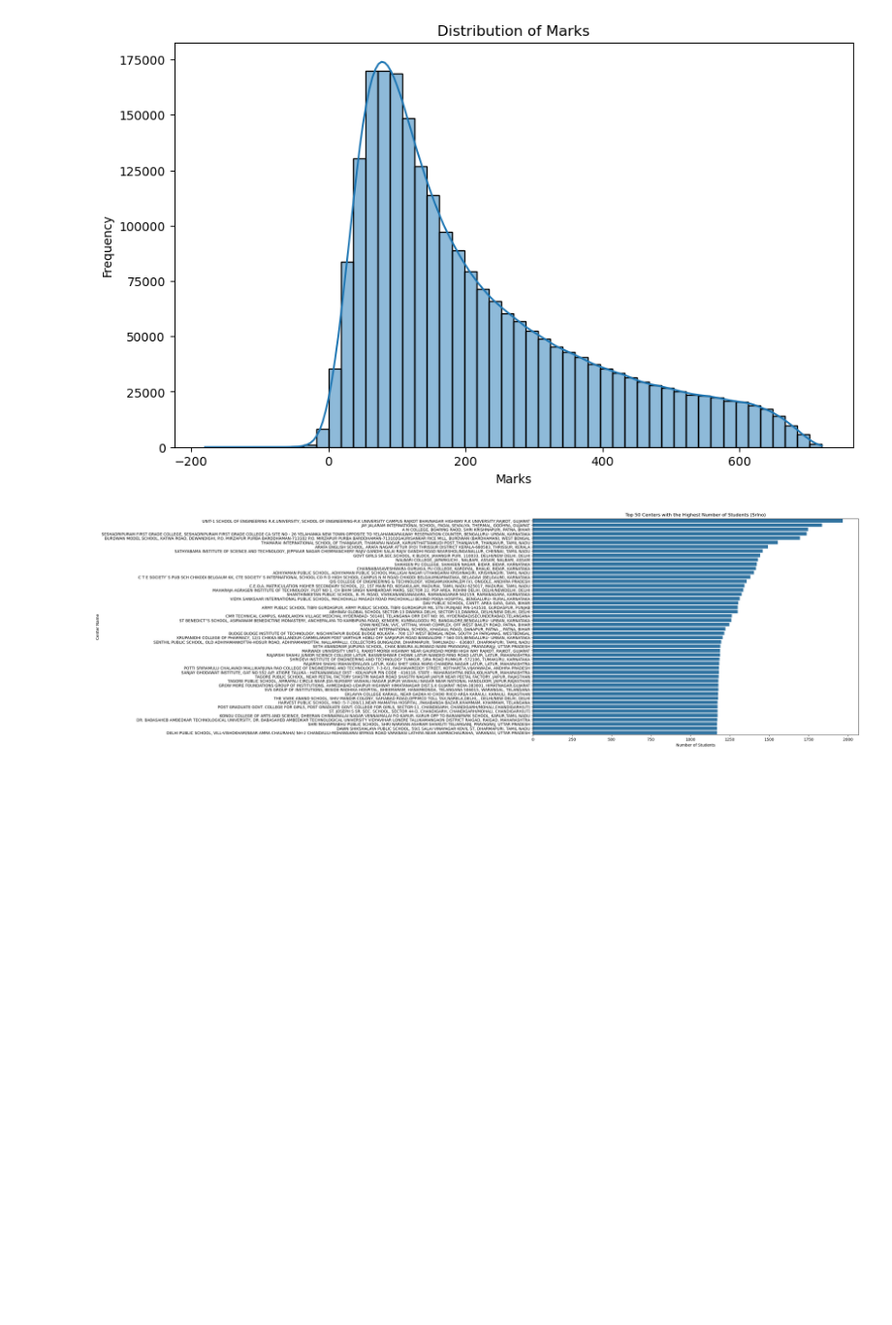
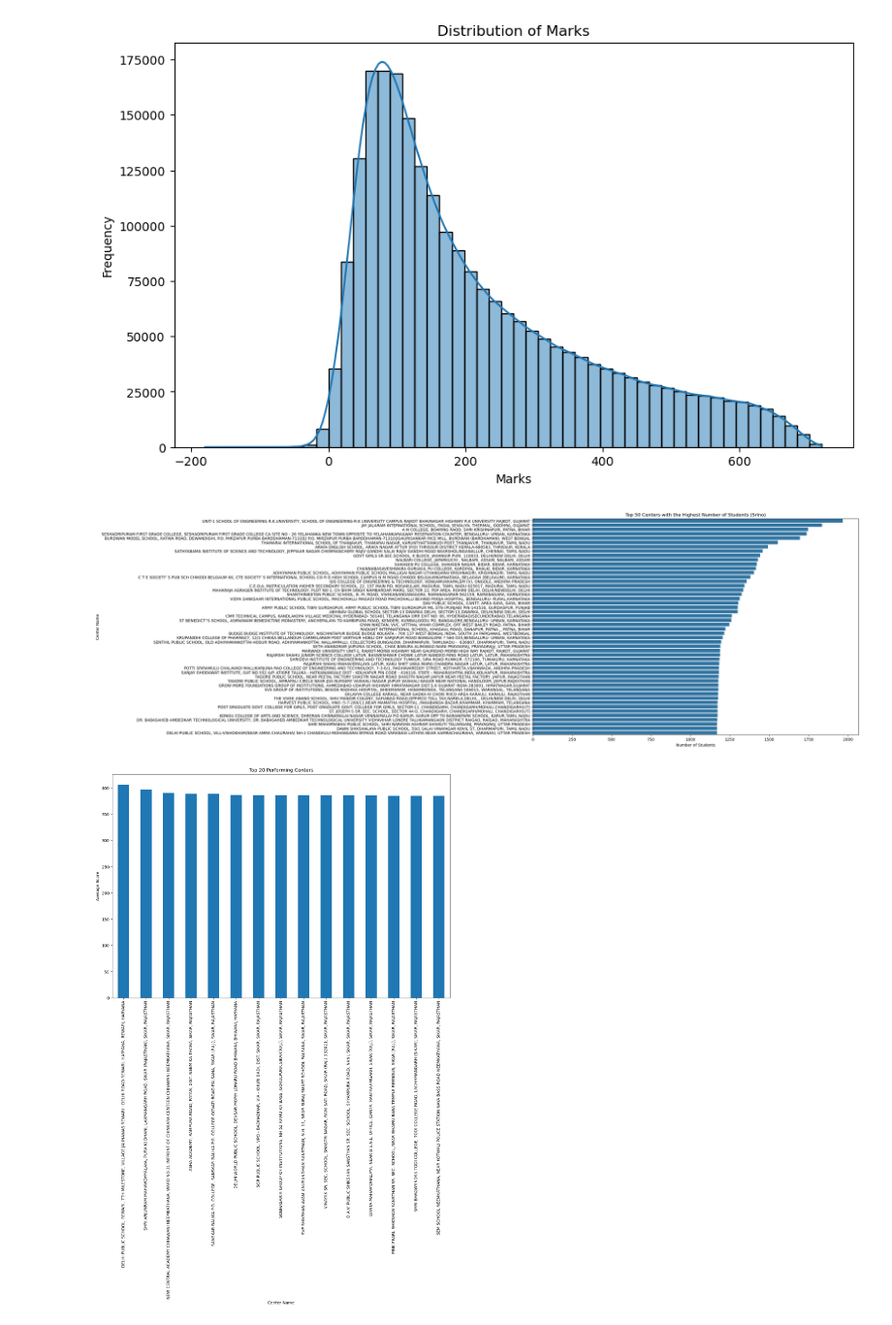
Before and after one commit to prabhats97/NeetEDA, a Jupyter notebook: NEET Results EDA.ipynb, the cells around one changed output. Shown at 97% size. Saved outputs shown, nothing was run; the diff lists cells and outputs as text; code cells hidden in the pictures; blank space fills up the shorter version.

```diff
--- a/NEET Results EDA.ipynb
+++ b/NEET Results EDA.ipynb
@@ -193,3 +193,18 @@ plt.ylabel('Center Name')
 plt.show()
 # %% [output]
 [figure]
+# %%
+# Average scores across different exam centers
+center_avg_scores = df.groupby('Center Name')['Marks'].mean().sort_values(ascending=False)
+
+# Plot top 15 centers
+plt.figure(figsize=(15, 10))
+center_avg_scores.head(15).plot(kind='bar')
+plt.title('Top 20 Performing Centers')
+plt.xlabel('Center Name')
+plt.ylabel('Average Score')
+plt.xticks(rotation=90)
+plt.tight_layout()
+plt.show()
+# %% [output]
+[figure, added]
```
Also changed, not shown: parts of 1 cell of this notebook.
